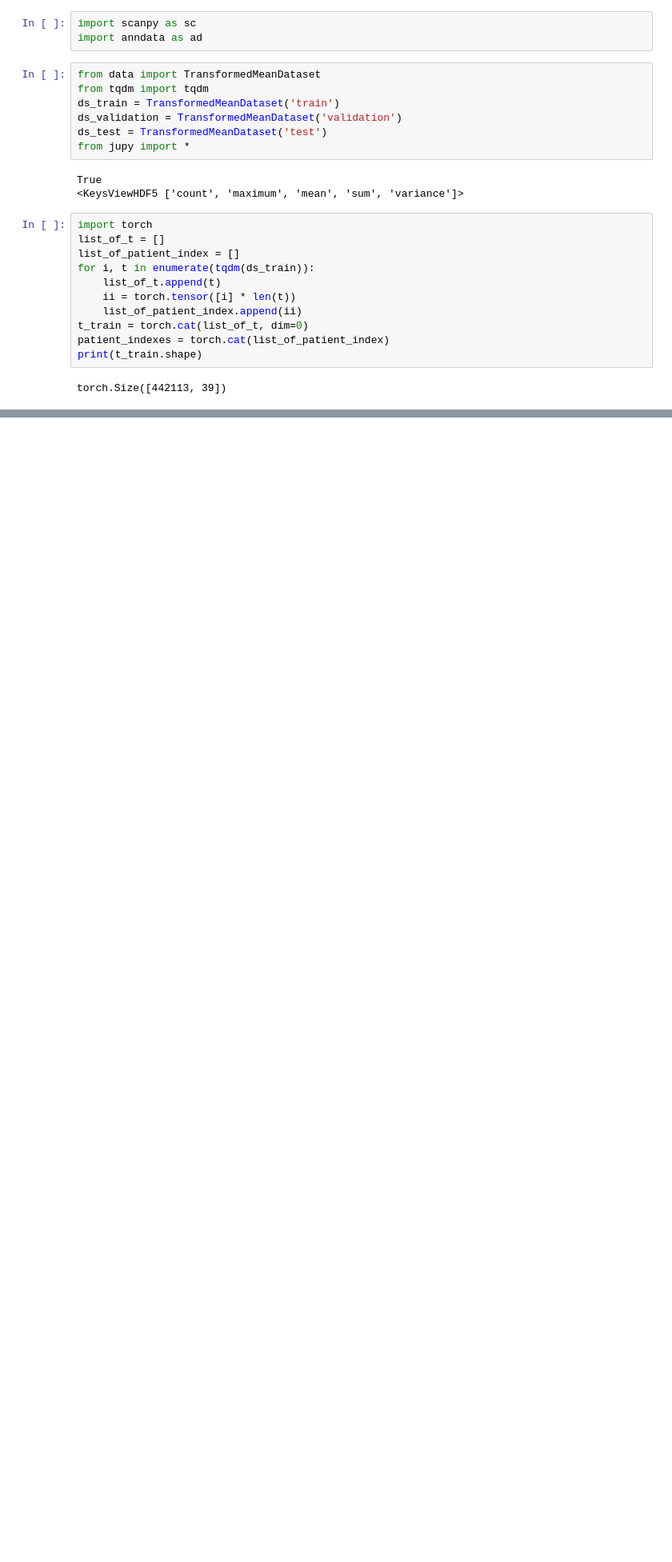
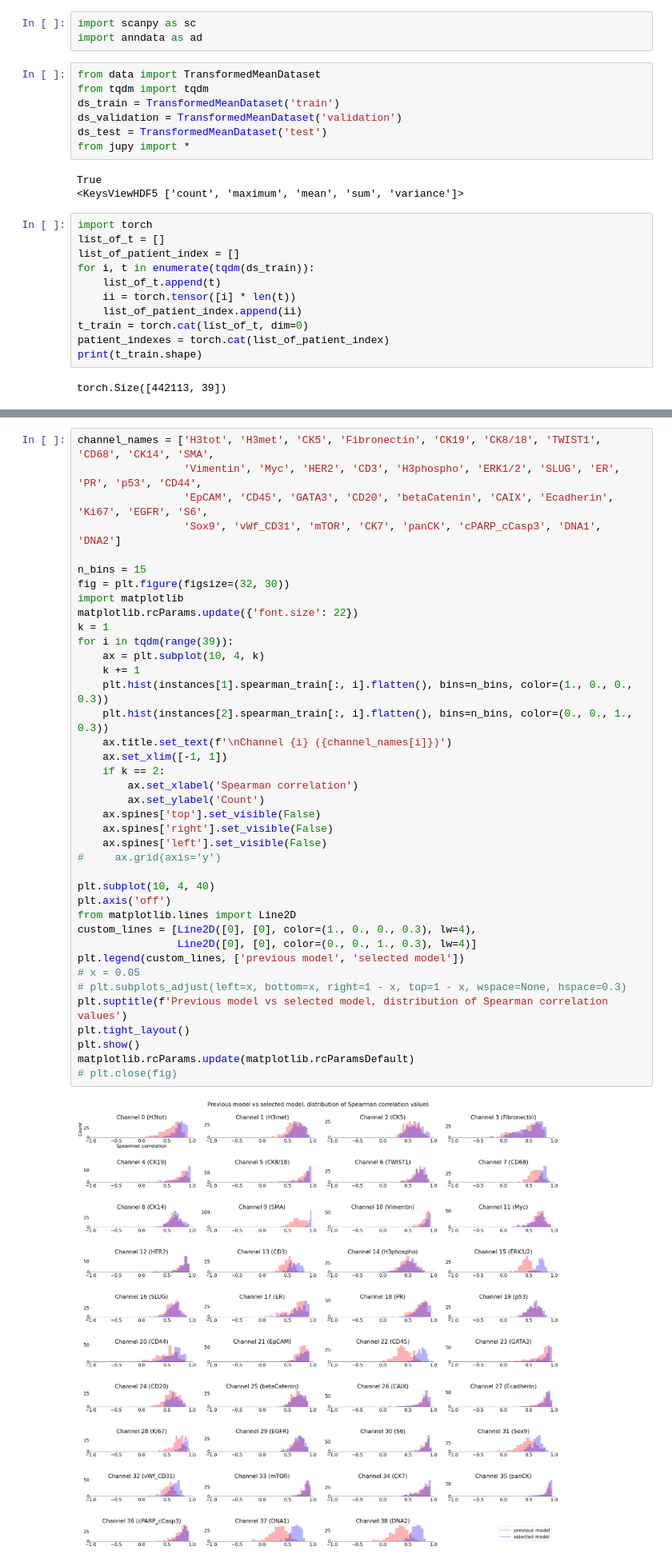
Before and after one commit to PMBio/spava, a Jupyter notebook: 010_best_vanilla_vae.ipynb, the cells around one changed output, grey strips where cells are left out. Shown at 80% size. Drawn from its saved outputs; the diff is of its cells as text; blank space fills up the shorter version.

```diff
--- a/010_best_vanilla_vae.ipynb
+++ b/010_best_vanilla_vae.ipynb
@@ -32,0 +287,41 @@ torch.Size([442113, 39])
+# %%
+channel_names = ['H3tot', 'H3met', 'CK5', 'Fibronectin', 'CK19', 'CK8/18', 'TWIST1', 'CD68', 'CK14', 'SMA',
+                 'Vimentin', 'Myc', 'HER2', 'CD3', 'H3phospho', 'ERK1/2', 'SLUG', 'ER', 'PR', 'p53', 'CD44',
+                 'EpCAM', 'CD45', 'GATA3', 'CD20', 'betaCatenin', 'CAIX', 'Ecadherin', 'Ki67', 'EGFR', 'S6',
+                 'Sox9', 'vWf_CD31', 'mTOR', 'CK7', 'panCK', 'cPARP_cCasp3', 'DNA1', 'DNA2']
+
+n_bins = 15
+fig = plt.figure(figsize=(32, 30))
+import matplotlib
+matplotlib.rcParams.update({'font.size': 22})
+k = 1
+for i in tqdm(range(39)):
+    ax = plt.subplot(10, 4, k)
+    k += 1
+    plt.hist(instances[1].spearman_train[:, i].flatten(), bins=n_bins, color=(1., 0., 0., 0.3))
+    plt.hist(instances[2].spearman_train[:, i].flatten(), bins=n_bins, color=(0., 0., 1., 0.3))
+    ax.title.set_text(f'\nChannel {i} ({channel_names[i]})')
+    ax.set_xlim([-1, 1])
+    if k == 2:
+        ax.set_xlabel('Spearman correlation')
+        ax.set_ylabel('Count')
+    ax.spines['top'].set_visible(False)
+    ax.spines['right'].set_visible(False)
+    ax.spines['left'].set_visible(False)
+#     ax.grid(axis='y')
+
+plt.subplot(10, 4, 40)
+plt.axis('off')
+from matplotlib.lines import Line2D
+custom_lines = [Line2D([0], [0], color=(1., 0., 0., 0.3), lw=4),
+                Line2D([0], [0], color=(0., 0., 1., 0.3), lw=4)]
+plt.legend(custom_lines, ['previous model', 'selected model'])
+# x = 0.05
+# plt.subplots_adjust(left=x, bottom=x, right=1 - x, top=1 - x, wspace=None, hspace=0.3)
+plt.suptitle(f'Previous model vs selected model, distribution of Spearman correlation values')
+plt.tight_layout()
+plt.show()
+matplotlib.rcParams.update(matplotlib.rcParamsDefault)
+# plt.close(fig)
+# %% [output]
+[figure, added]
```
Also changed, not shown: parts of 12 cells of this notebook.
